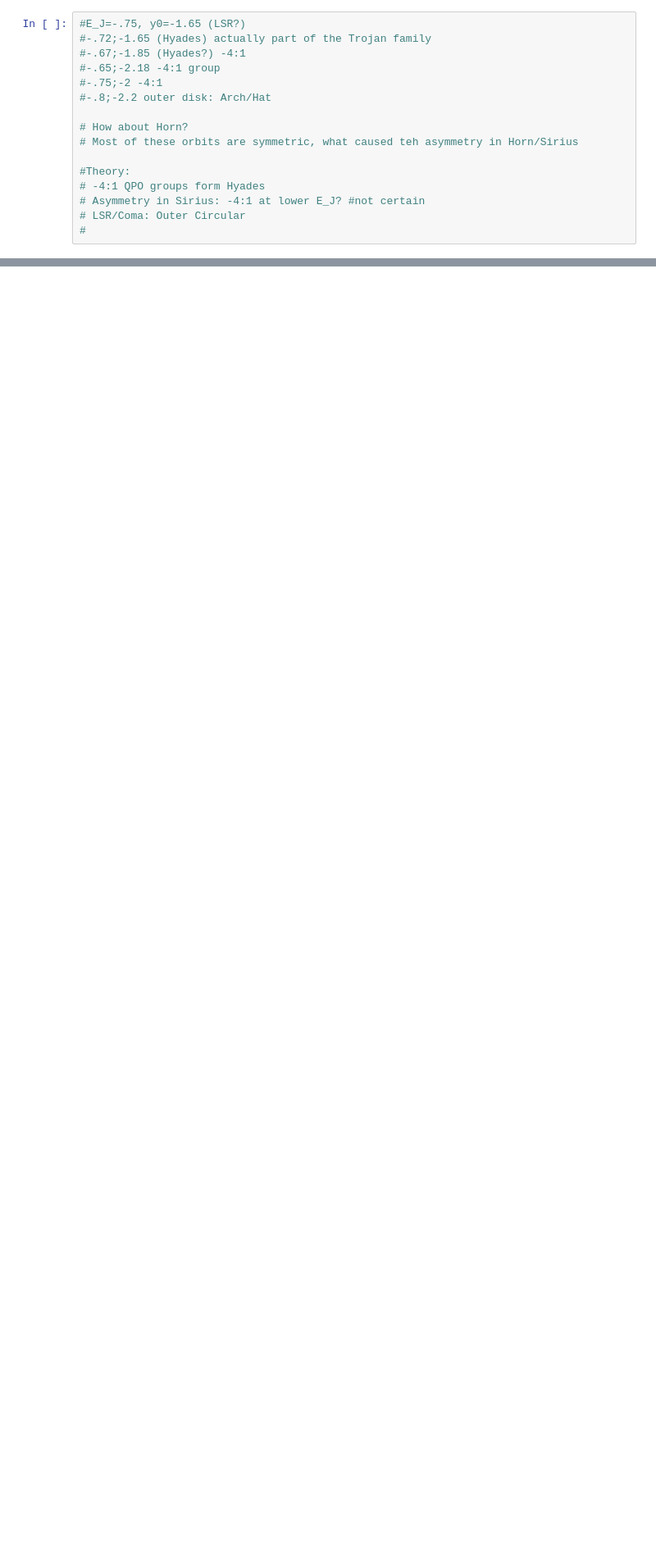
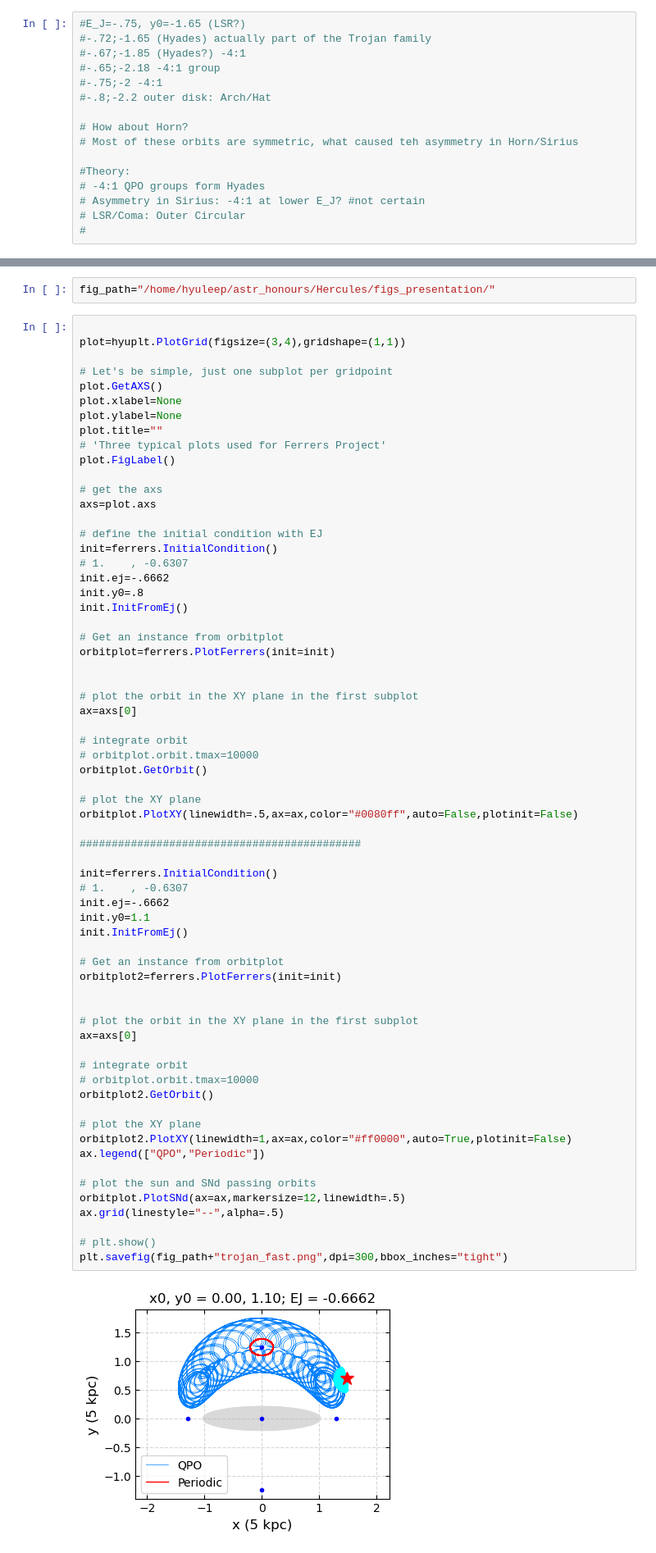
Before and after one commit to HYuLeeP/FerrersModel, a Jupyter notebook: main.ipynb, the cells around one changed output, grey strips where cells are left out. Shown: that part at 82% size. Saved outputs shown, nothing was run; the diff lists cells and outputs as text; blank space fills up the shorter version.

```diff
--- a/main.ipynb
+++ b/main.ipynb
@@ -107,0 +109,69 @@ plt.show()
+# %%
+fig_path="/home/hyuleep/astr_honours/Hercules/figs_presentation/"
+# %%
+
+plot=hyuplt.PlotGrid(figsize=(3,4),gridshape=(1,1))
+
+# Let's be simple, just one subplot per gridpoint
+plot.GetAXS()
+plot.xlabel=None
+plot.ylabel=None
+plot.title=""
+# 'Three typical plots used for Ferrers Project'
+plot.FigLabel()
+
+# get the axs
+axs=plot.axs
+
+# define the initial condition with EJ
+init=ferrers.InitialCondition()
+# 1.    , -0.6307
+init.ej=-.6662
+init.y0=.8
+init.InitFromEj()
+
+# Get an instance from orbitplot
+orbitplot=ferrers.PlotFerrers(init=init)
+
+
+# plot the orbit in the XY plane in the first subplot
+ax=axs[0]
+
+# integrate orbit
+# orbitplot.orbit.tmax=10000
+orbitplot.GetOrbit()
+
+# plot the XY plane
+orbitplot.PlotXY(linewidth=.5,ax=ax,color="#0080ff",auto=False,plotinit=False)
+
+############################################
+
+init=ferrers.InitialCondition()
+# 1.    , -0.6307
+init.ej=-.6662
+init.y0=1.1
+init.InitFromEj()
+
+# Get an instance from orbitplot
+orbitplot2=ferrers.PlotFerrers(init=init)
+
+
+# plot the orbit in the XY plane in the first subplot
+ax=axs[0]
+
+# integrate orbit
+# orbitplot.orbit.tmax=10000
+orbitplot2.GetOrbit()
+
+# plot the XY plane
+orbitplot2.PlotXY(linewidth=1,ax=ax,color="#ff0000",auto=True,plotinit=False)
+ax.legend(["QPO","Periodic"])
+
+# plot the sun and SNd passing orbits
+orbitplot.PlotSNd(ax=ax,markersize=12,linewidth=.5)
+ax.grid(linestyle="--",alpha=.5)
+
+# plt.show()
+plt.savefig(fig_path+"trojan_fast.png",dpi=300,bbox_inches="tight")
+# %% [output]
+[figure, added]
```
Also changed, not shown: parts of 10 cells of this notebook, 1 other file.
